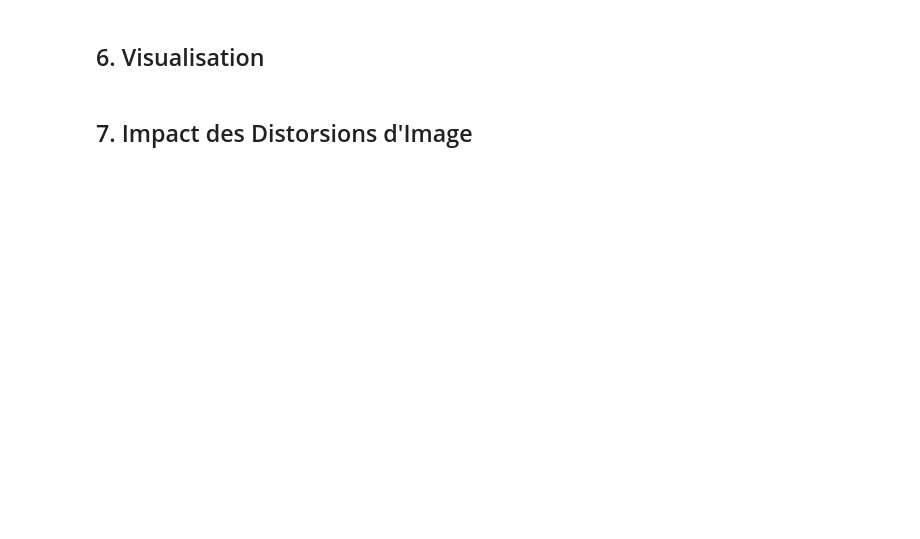
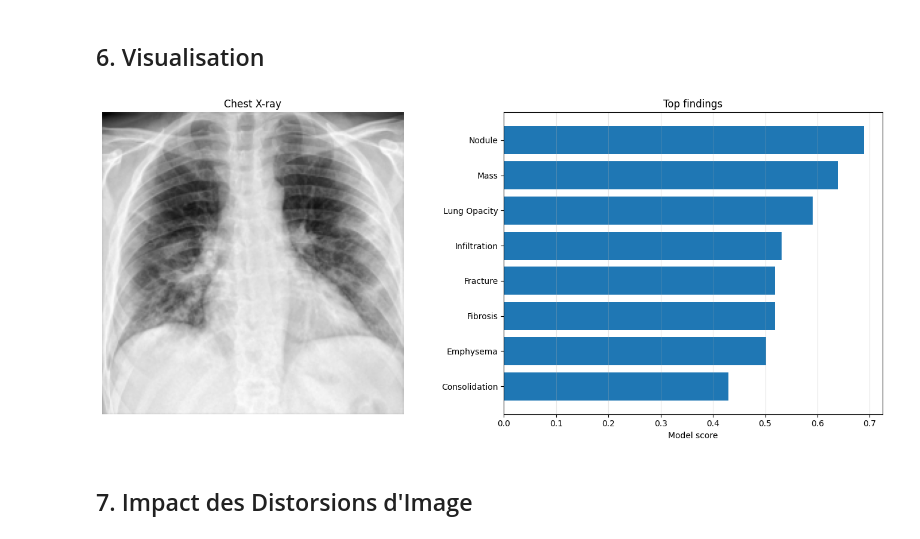
Before and after one commit to maclandrol/cours-ia-med, a Jupyter notebook: 05_Analyse_Radiographies_Thoraciques.ipynb, the cells around one changed output. Drawn from its saved outputs; the diff is of its cells as text; code cells hidden in the pictures; blank space fills up the shorter version.

```diff
--- a/05_Analyse_Radiographies_Thoraciques.ipynb
+++ b/05_Analyse_Radiographies_Thoraciques.ipynb
@@ -243,0 +154,9 @@ display_predictions(probs, indices, model, top_n=10)
+# %%
+# Prédiction
+scores, indices = predict(main_img, model)
+top_k = 10
+for idx in indices[:top_k]:
+    pathology = model.pathologies[idx]
+    prob = scores[idx]
+    bar = '█' * int(prob * 30)
+    print(f"{pathology:<25} {prob:>6.1%} {bar}")
@@ -244,6 +174,42 @@ display_predictions(probs, indices, model, top_n=10)
 # %% [markdown]
 ## 6. Visualisation
+# %%
+def visualize_results(img_tensor, probs, indices, model=model, top_n=8):
+    """
+    Visualise l'image et les prédictions.
+
+    Args:
+        img_tensor: tensor de l'image
+        probs: probabilités
+        indices: indices triés
+        model: modèle (pour les noms de pathologies)
+        top_n: nombre de pathologies à afficher
+    """
+    fig, (ax1, ax2) = plt.subplots(1, 2, figsize=(14, 6))
+
+    # Image
+    ax1.imshow(img_tensor[0].detach().cpu().numpy(), cmap="gray")
+    ax1.set_title("Chest X-ray")
+    ax1.axis("off")
+
+    # Top predictions
+    top_indices = indices[:top_n]
+    top_pathologies = [model.pathologies[i] for i in top_indices]
+    top_scores = [scores[i] for i in top_indices]
+
+    ax2.barh(range(top_n), top_scores)
+    ax2.set_yticks(range(top_n))
+    ax2.set_yticklabels(top_pathologies)
+    ax2.set_xlabel("Model score")
+    ax2.set_title("Top findings")
+    ax2.invert_yaxis()
+    ax2.grid(axis="x", alpha=0.3)
+
+    plt.tight_layout()
+    plt.show()
 # %%
-visualize_results(main_img, probs, indices, model, top_n=8)
+visualize_results(main_img, scores, indices, model, top_n=8)
+# %% [output]
+[figure, added]
 # %% [markdown]
 ## 7. Impact des Distorsions d'Image
```
Also changed, not shown: parts of 27 cells of this notebook.
